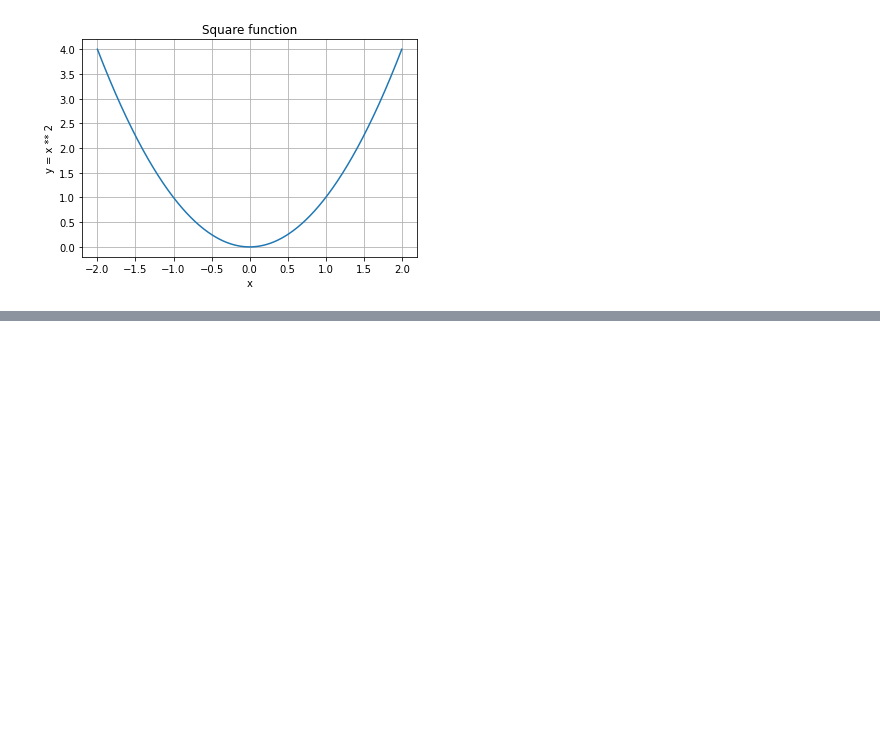
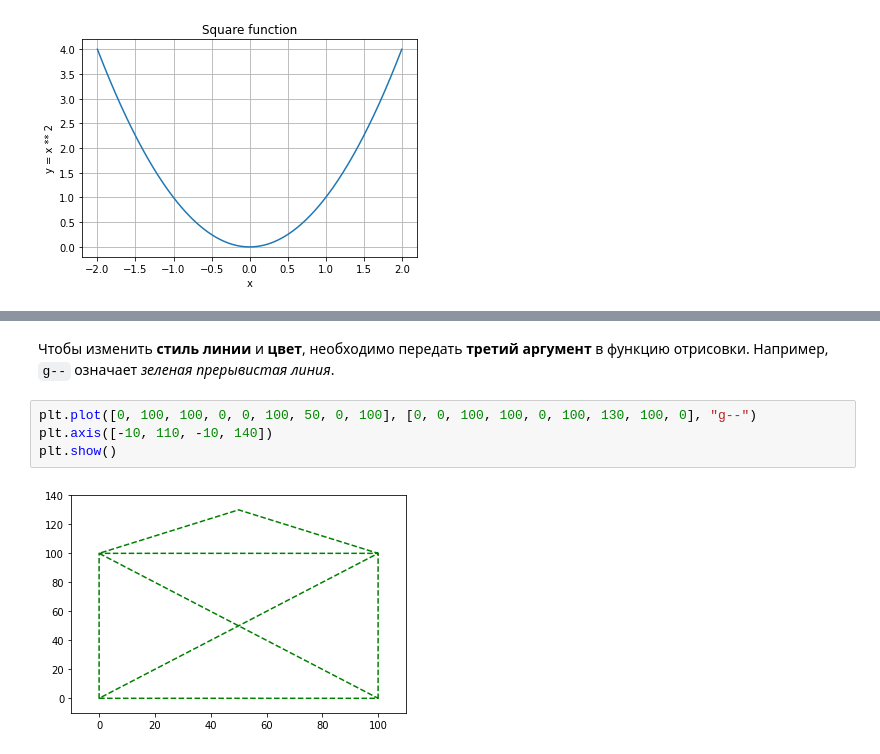
Before and after one commit to Lpshkn/Tutors, a Jupyter notebook: Matplotlib/Introducing.ipynb, the cells around one changed output, grey strips where cells are left out. Drawn from its saved outputs; the diff is of its cells as text; blank space fills up the shorter version.

```diff
--- a/Matplotlib/Introducing.ipynb
+++ b/Matplotlib/Introducing.ipynb
@@ -61,0 +80,8 @@ plt.show()
+# %% [markdown]
+Чтобы изменить **стиль линии** и **цвет**, необходимо передать **третий аргумент** в функцию отрисовки. Например, `g--` означает *зеленая прерывистая линия*.
+# %%
+plt.plot([0, 100, 100, 0, 0, 100, 50, 0, 100], [0, 0, 100, 100, 0, 100, 130, 100, 0], "g--")
+plt.axis([-10, 110, -10, 140])
+plt.show()
+# %% [output]
+[figure, added]
```
Also changed, not shown: parts of 17 cells of this notebook.
